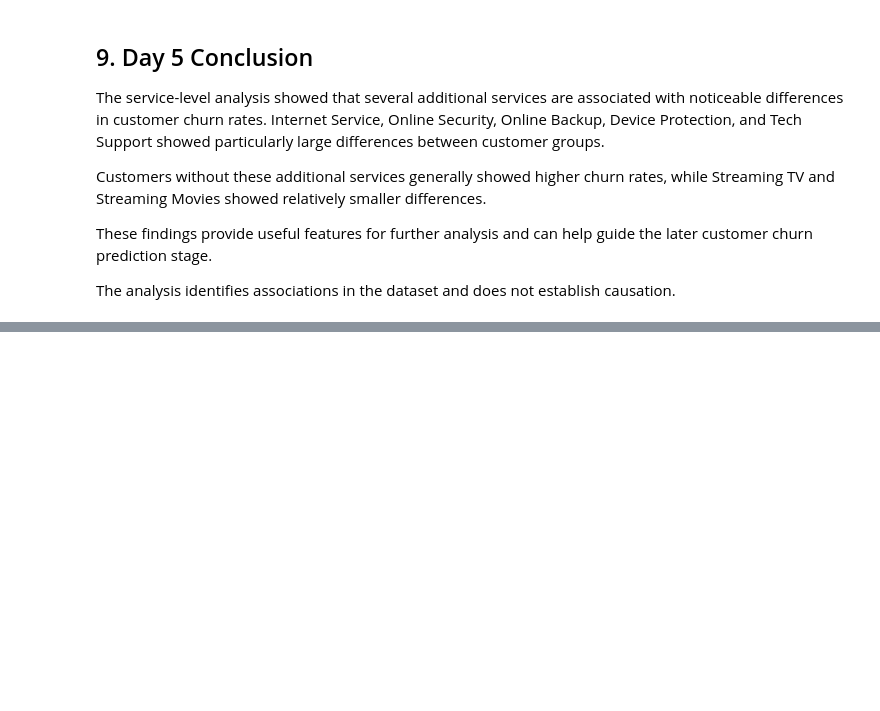
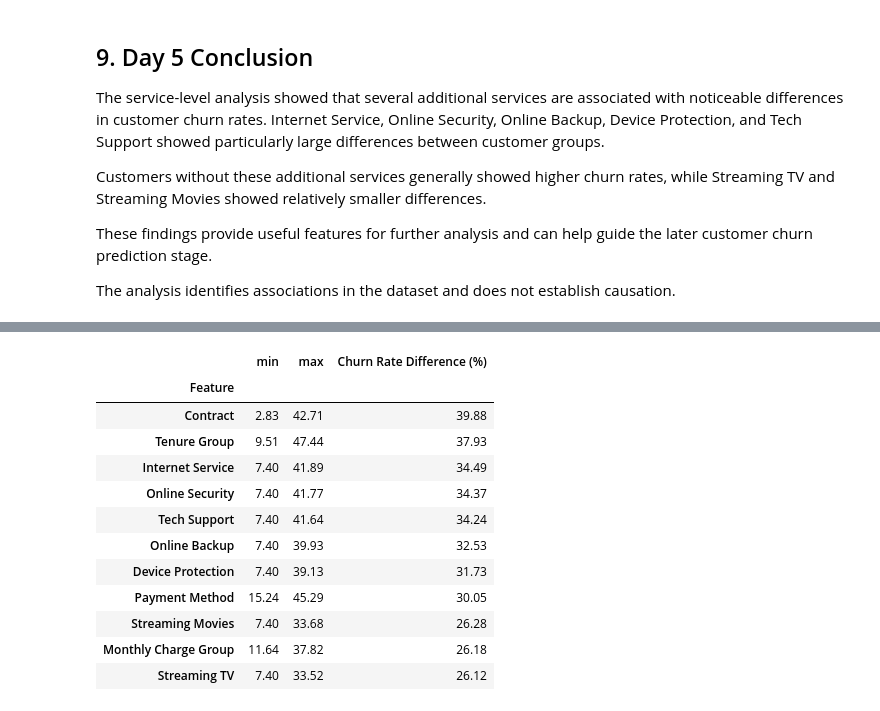
Before and after one commit to sagarsiddharth09-blip/customer-churn-LTV-engine, a Jupyter notebook: Akshay_Baseline_Analytics.ipynb, the cells around one changed output, grey strips where cells are left out. Cells and saved outputs as stored; diff of their text form; code cells hidden in the pictures; blank space fills up the shorter version.

```diff
--- a/Akshay_Baseline_Analytics.ipynb
+++ b/Akshay_Baseline_Analytics.ipynb
@@ -1813,0 +1915,33 @@ The analysis identifies associations in the dataset and does not establish causa
+# %%
+# Calculate the difference between highest and lowest churn rate for each feature
+
+feature_churn_range = (
+    feature_comparison
+    .groupby("Feature")["Churn Rate (%)"]
+    .agg(["min", "max"])
+)
+
+feature_churn_range["Churn Rate Difference (%)"] = (
+    feature_churn_range["max"] - feature_churn_range["min"]
+)
+
+feature_churn_range = feature_churn_range.sort_values(
+    "Churn Rate Difference (%)",
+    ascending=False
+)
+
+feature_churn_range
+# %% [output]
+|  | min | max | Churn Rate Difference (%) |
+| Feature |  |  |  |
+| Contract | 2.83 | 42.71 | 39.88 |
+| Tenure Group | 9.51 | 47.44 | 37.93 |
+| Internet Service | 7.40 | 41.89 | 34.49 |
+| Online Security | 7.40 | 41.77 | 34.37 |
+| Tech Support | 7.40 | 41.64 | 34.24 |
+| Online Backup | 7.40 | 39.93 | 32.53 |
+| Device Protection | 7.40 | 39.13 | 31.73 |
+| Payment Method | 15.24 | 45.29 | 30.05 |
+| Streaming Movies | 7.40 | 33.68 | 26.28 |
+| Monthly Charge Group | 11.64 | 37.82 | 26.18 |
+| Streaming TV | 7.40 | 33.52 | 26.12 |
```
Also changed, not shown: parts of 8 cells of this notebook.
